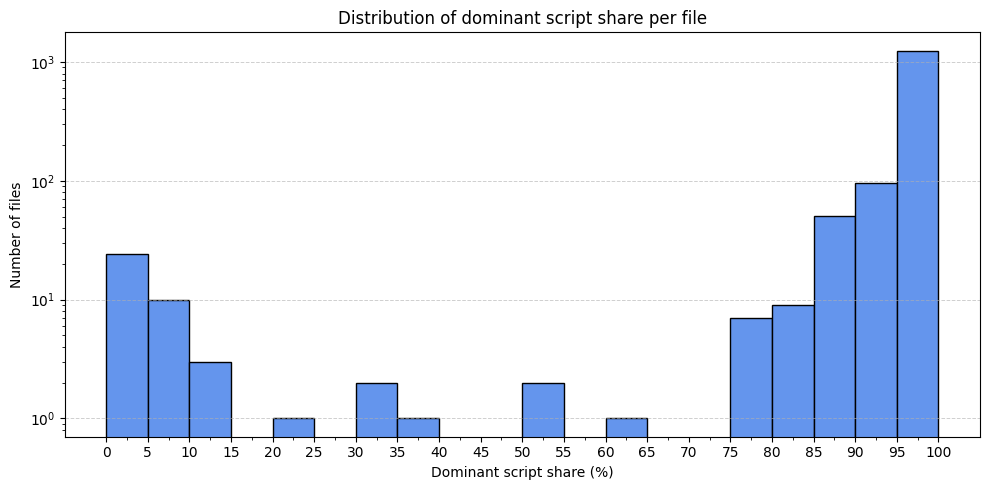
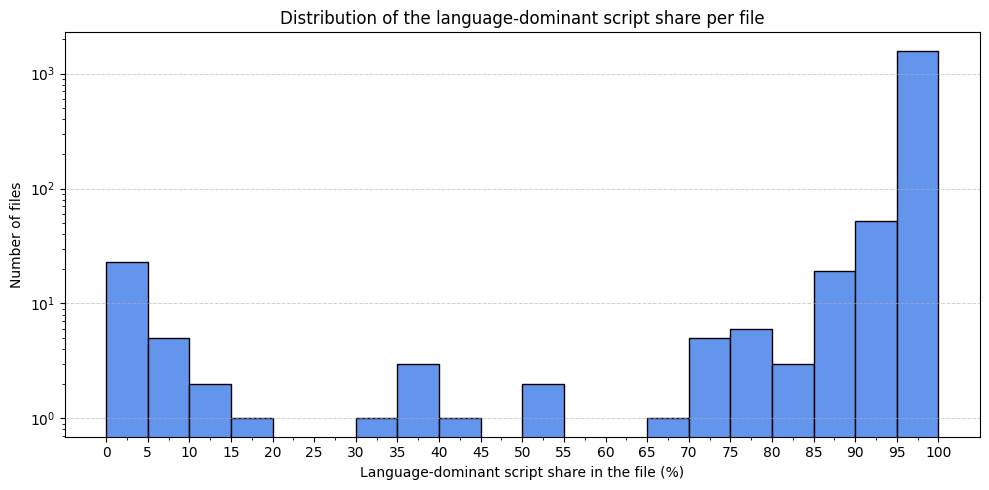
Code edit (unified diff) that turned the first committed figure into the second:
--- before
+++ after
@@ -1,8 +1,8 @@
-script_df = pd.read_csv("../../../results/1_process/1_filter/script_check.csv")
+script_all_df = pd.read_csv("../../../results/1_process/1_filter/script_check_all.csv")
 
 fig, ax = plt.subplots(figsize=(10, 5))
 bin_edges = np.arange(0, 105, 5)
 
-ax.hist(script_df["dominant_script_share"], bins=bin_edges,
+ax.hist(script_all_df["language_script_share"], bins=bin_edges,
         color="cornflowerblue", edgecolor="black")
 
@@ -10,5 +10,5 @@
 ax.set_xlabel("Language-dominant script share in the file (%)")
 ax.set_ylabel("Number of files")
-ax.set_title("Distribution of dominant script share per file")
+ax.set_title("Distribution of the language-dominant script share per file")
 ax.set_xticks(range(0, 105, 5))
 ax.set_xticks([i * 2.5 for i in range(41)], minor=True)

Commit: refactor: simplify 1_filter scripts, add metadata/ for shared reference data